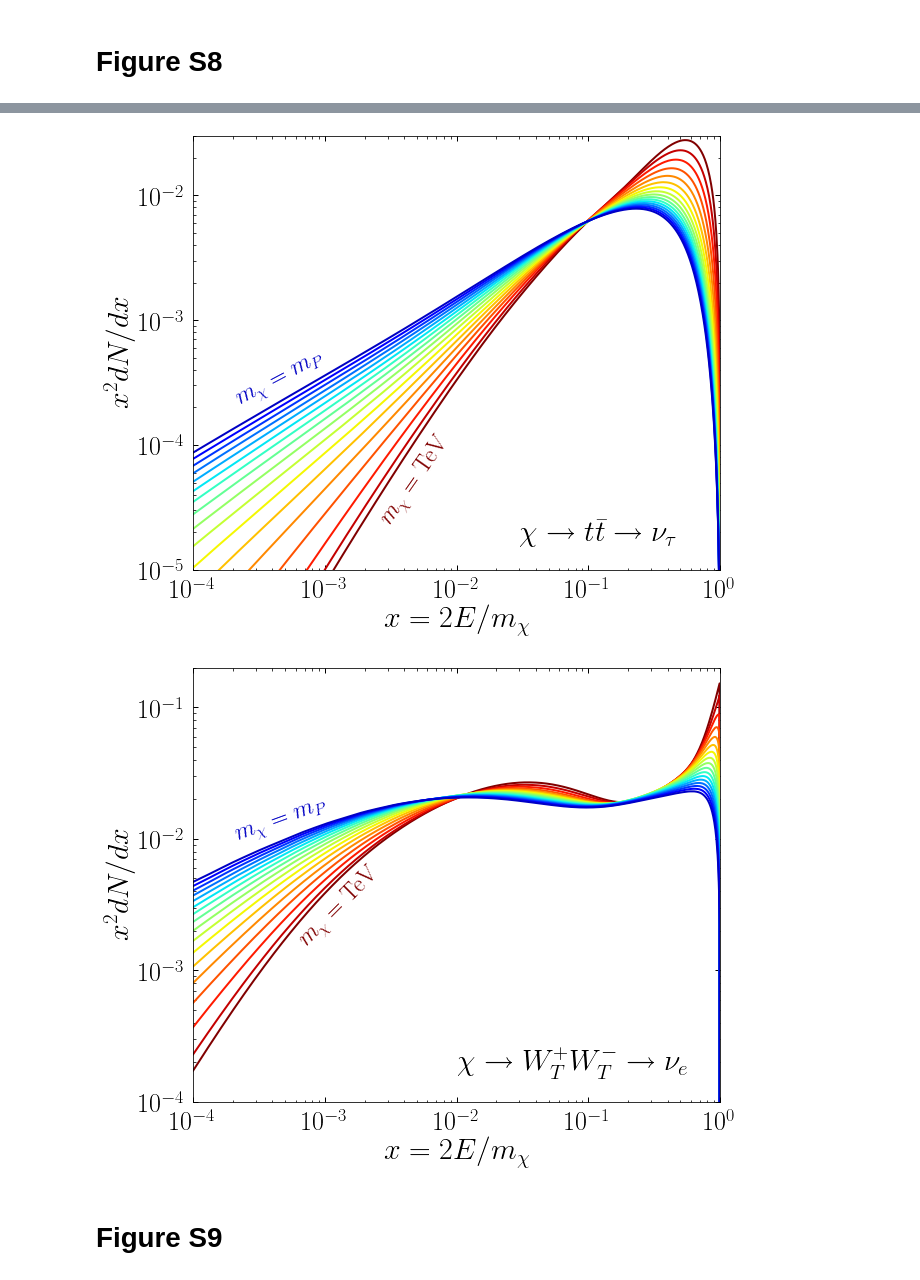
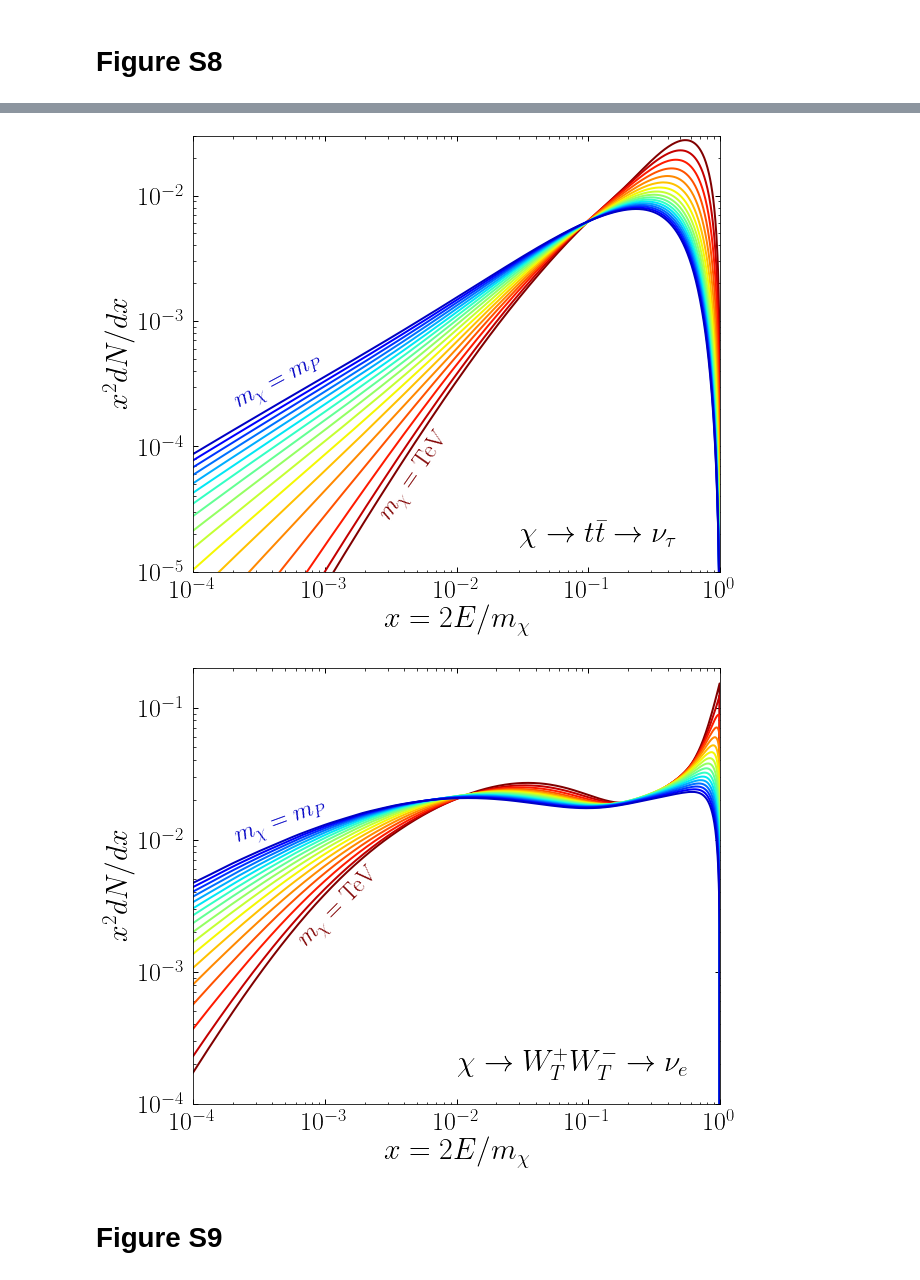
Before and after one commit to nickrodd/HDMSpectra, a Jupyter notebook: examples/ReproducingPlots.ipynb, the cells around one changed output, grey strips where cells are left out. Drawn from its saved outputs; the diff is of its cells as text; code cells hidden in the pictures.

```diff
--- a/examples/ReproducingPlots.ipynb
+++ b/examples/ReproducingPlots.ipynb
@@ -309,41 +309,41 @@ plt.xlabel(r"$x = 2E/m_{\chi}$", fontsize=30)
 plt.ylabel(r"$x^2 dN/dx$", fontsize=30)
 
 plt.text(3.e-2,10**(-4.8), r'$\chi \to t \bar{t} \to \nu_{\tau}$', fontsize=30)
-plt.text(2.e-4,10**(-3.37), r'$m_{\chi} =m_P$', fontsize=24,
+plt.text(2.e-4,10**(-3.72), r'$m_{\chi} =m_P$', fontsize=24,
          color=cm(1./float(len(Qvals))), rotation=28)
-plt.text(2.5e-3,10**(-4.05), r'$m_{\chi} =$ TeV', fontsize=24,
+plt.text(2.5e-3,10**(-4.6), r'$m_{\chi} =$ TeV', fontsize=24,
          color=cm(1.), rotation=55)
 
 plt.tight_layout()
 plt.show()
 
 
 ### Bottom Right
 fig, ax = plt.subplots(1, figsize=(10/1.1, 8/1.1))
 
 for i, iQ in enumerate(Qvals):
     dNdx = (HDMSpectra.spec(12, 1924, xvals, iQ, data)
            +HDMSpectra.spec(12, 2924, xvals, iQ, data))/2.
     plt.plot(xvals, xvals**2.*dNdx,
              lw=2., c=cm((len(Qvals)-i)/float(len(Qvals))))
 
 plt.xscale('log')
 plt.yscale('log')
 plt.xlim([1.e-4,1.])
 plt.ylim([1.e-4,2.e-1])
 plt.xlabel(r"$x = 2E/m_{\chi}$", fontsize=30)
 plt.ylabel(r"$x^2 dN/dx$", fontsize=30)
 
 plt.text(1.e-2, 10**(-3.82), r'$\chi \to W_T^+ W_T^- \to \nu_e$', fontsize=30)
-plt.text(2.e-4, 10**(-1.8), r'$m_{\chi} =m_P$', fontsize=24,
+plt.text(2.e-4, 10**(-2.05), r'$m_{\chi} =m_P$', fontsize=24,
          color=cm(1./float(len(Qvals))), rotation=20)
-plt.text(6.e-4,10**(-2.33),r'$m_{\chi} =$ TeV', fontsize=24,
+plt.text(6.e-4,10**(-2.83),r'$m_{\chi} =$ TeV', fontsize=24,
          color=cm(1.), rotation=45)
 
 plt.tight_layout()
 plt.show()
 # %% [output]
-[figure, old version]
+[figure, new version]
 [figure]
 # %% [markdown]
 # Figure S9
```
Also changed, not shown: parts of 8 cells of this notebook, 1 other file.
